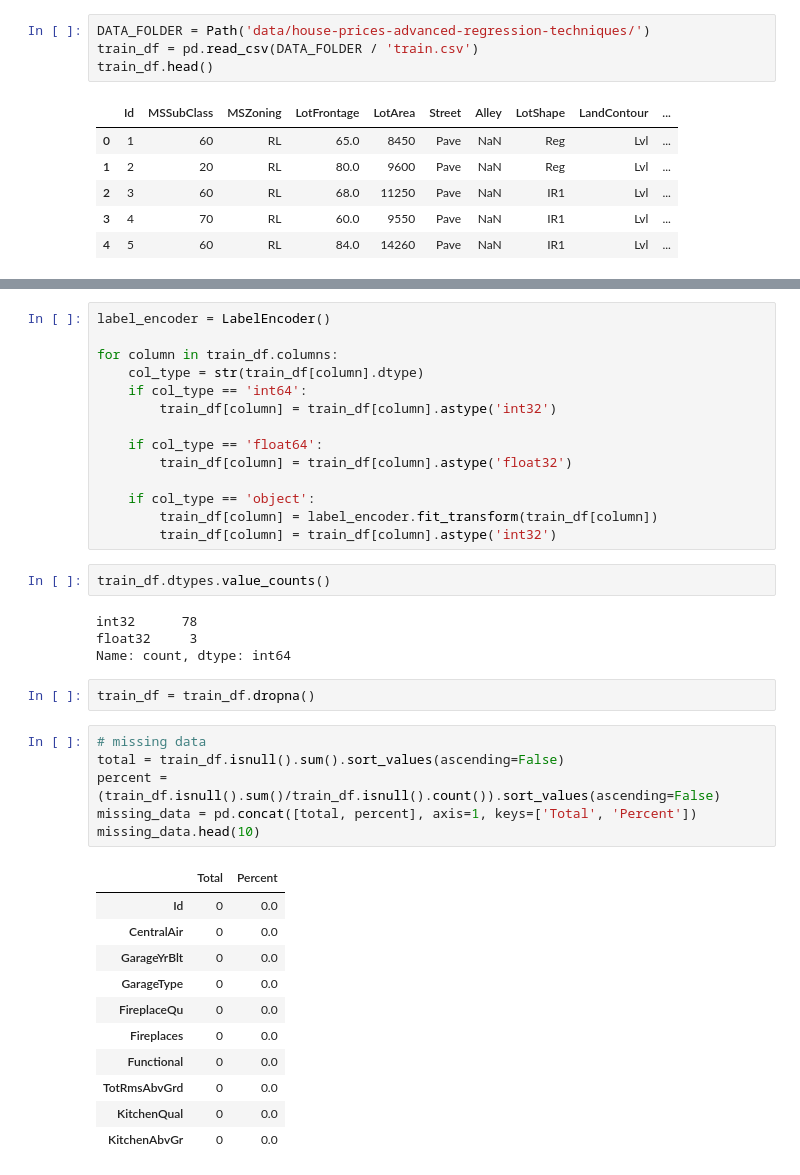
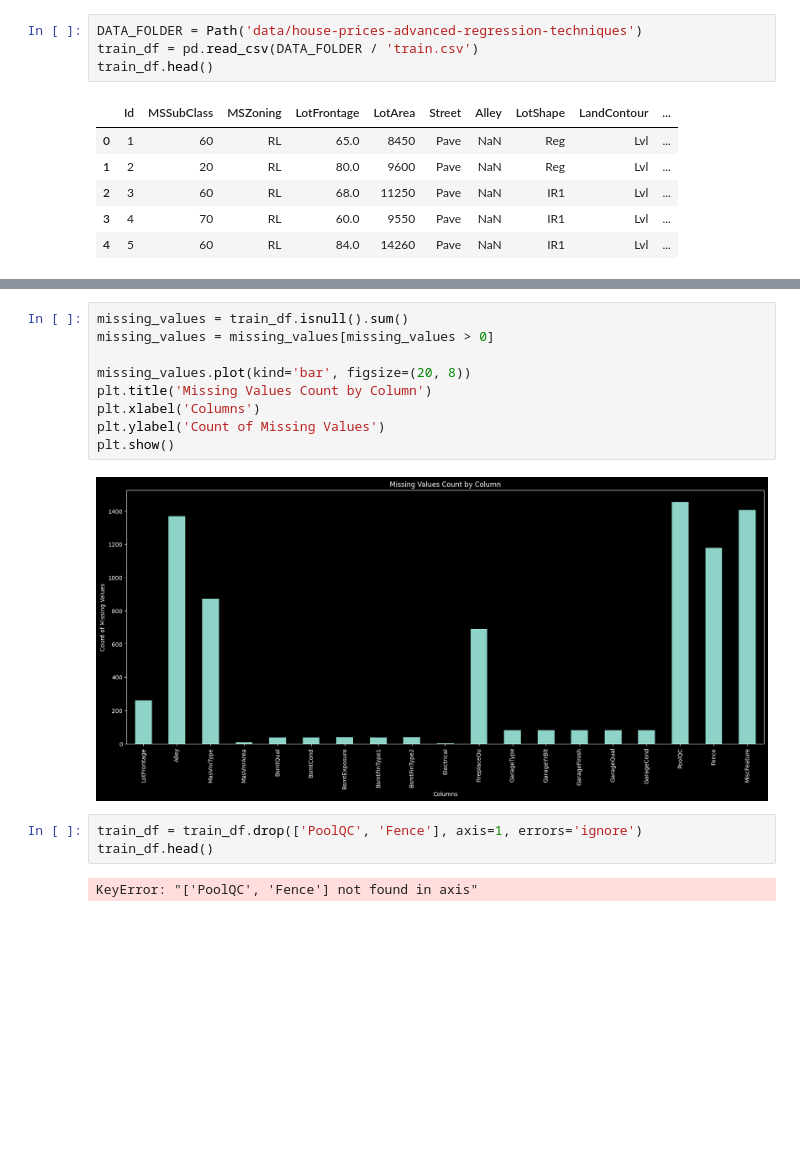
Before and after one commit to jasonwj96/kaggle-projects, a Jupyter notebook: house-prices-advanced-regression-techniques.ipynb, the cells around one changed output, grey strips where cells are left out. Saved outputs shown, nothing was run; the diff lists cells and outputs as text; blank space fills up the shorter version.

Commit message:
Data preprocessing

```diff
--- a/house-prices-advanced-regression-techniques.ipynb
+++ b/house-prices-advanced-regression-techniques.ipynb
@@ -26,5 +14,5 @@ torch.cuda.manual_seed(42)
 # %%
-DATA_FOLDER = Path('data/house-prices-advanced-regression-techniques/')
+DATA_FOLDER = Path('data/house-prices-advanced-regression-techniques')
 train_df = pd.read_csv(DATA_FOLDER / 'train.csv')
 train_df.head()
 # %% [output]
@@ -48,43 +54,19 @@ train_df.describe()
 | 50% | 730.500000 | 50.000000 | 69.000000 | 9478.500000 | 6.000000 | 5.000000 | 1973.000000 | 1994.000000 | ... |
 | 75% | 1095.250000 | 70.000000 | 80.000000 | 11601.500000 | 7.000000 | 6.000000 | 2000.000000 | 2004.000000 | ... |
 | max | 1460.000000 | 190.000000 | 313.000000 | 215245.000000 | 10.000000 | 9.000000 | 2010.000000 | 2010.000000 | ... |
-# %%
-label_encoder = LabelEncoder()
-
-for column in train_df.columns:
-    col_type = str(train_df[column].dtype)
-    if col_type == 'int64':
-        train_df[column] = train_df[column].astype('int32')
-
-    if col_type == 'float64':
-        train_df[column] = train_df[column].astype('float32')
-
-    if col_type == 'object':
-        train_df[column] = label_encoder.fit_transform(train_df[column])
-        train_df[column] = train_df[column].astype('int32')
-# %%
-train_df.dtypes.value_counts()
-# %% [output]
-int32      78
-float32     3
-Name: count, dtype: int64
-# %%
-train_df = train_df.dropna()
-# %%
-# missing data
-total = train_df.isnull().sum().sort_values(ascending=False)
-percent = (train_df.isnull().sum()/train_df.isnull().count()).sort_values(ascending=False)
-missing_data = pd.concat([total, percent], axis=1, keys=['Total', 'Percent'])
-missing_data.head(10)
-# %% [output]
-|  | Total | Percent |
-| Id | 0 | 0.0 |
-| CentralAir | 0 | 0.0 |
-| GarageYrBlt | 0 | 0.0 |
-| GarageType | 0 | 0.0 |
-| FireplaceQu | 0 | 0.0 |
-| Fireplaces | 0 | 0.0 |
-| Functional | 0 | 0.0 |
-| TotRmsAbvGrd | 0 | 0.0 |
-| KitchenQual | 0 | 0.0 |
-| KitchenAbvGr | 0 | 0.0 |
+# %%
+missing_values = train_df.isnull().sum()
+missing_values = missing_values[missing_values > 0]
+
+missing_values.plot(kind='bar', figsize=(20, 8))
+plt.title('Missing Values Count by Column')
+plt.xlabel('Columns')
+plt.ylabel('Count of Missing Values')
+plt.show()
+# %% [output]
+[figure, added]
+# %%
+train_df = train_df.drop(['PoolQC', 'Fence'], axis=1, errors='ignore')
+train_df.head()
+# %% [output]
+KeyError: "['PoolQC', 'Fence'] not found in axis"
```
Also changed, not shown: parts of 10 cells of this notebook.
